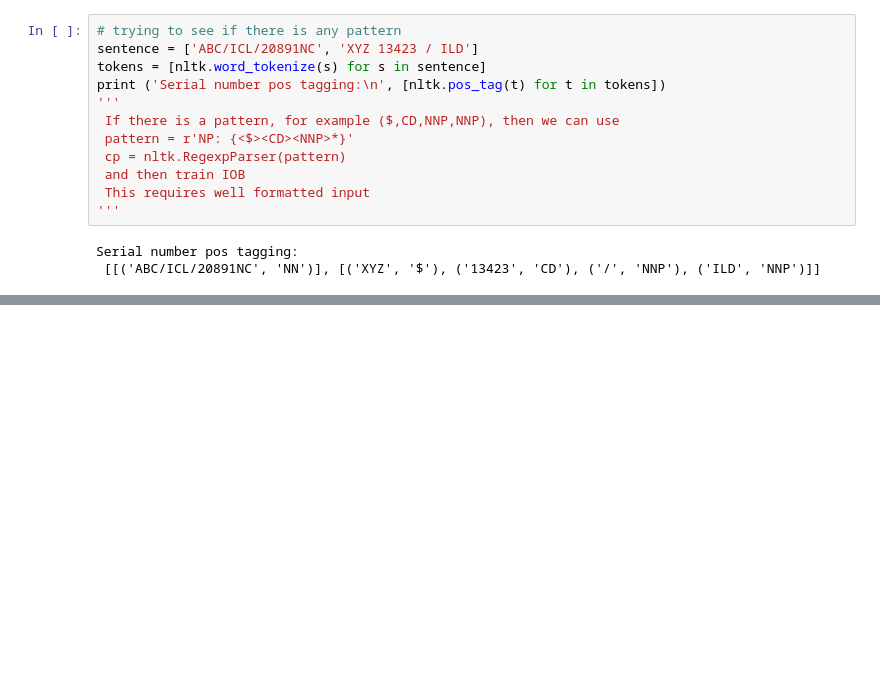
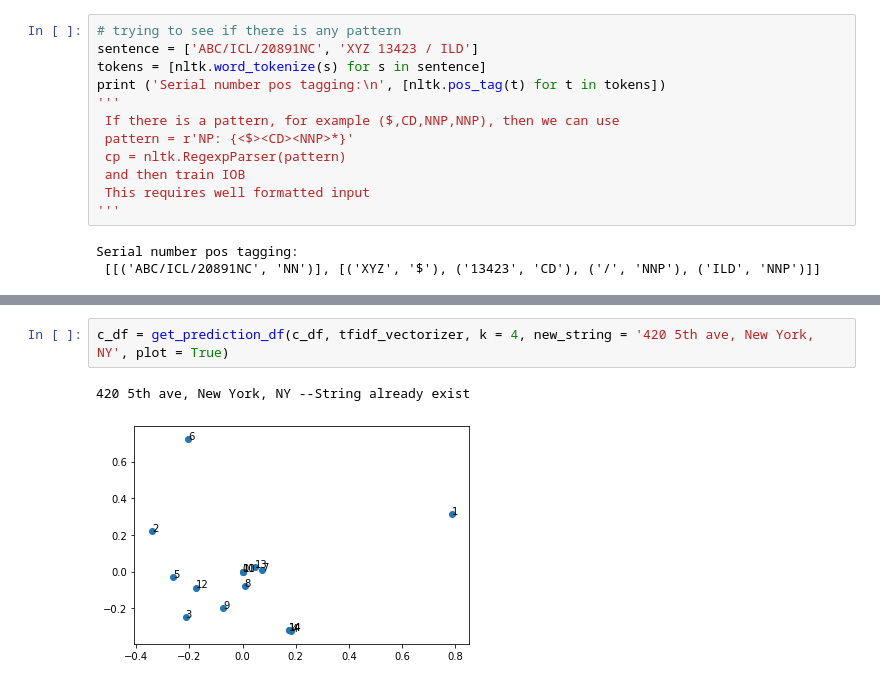
Before and after one commit to zhenyuli1216/Unique-Entity-Identification, a Jupyter notebook: src/test1.ipynb, the cells around one changed output, grey strips where cells are left out. Saved outputs shown, nothing was run; the diff lists cells and outputs as text; blank space fills up the shorter version.

```diff
--- a/src/test1.ipynb
+++ b/src/test1.ipynb
@@ -106,0 +194,5 @@ Serial number pos tagging:
+# %%
+c_df = get_prediction_df(c_df, tfidf_vectorizer, k = 4, new_string = '420 5th ave, New York, NY', plot = True)
+# %% [output]
+420 5th ave, New York, NY --String already exist
+[figure, added]
```
Also changed, not shown: parts of 23 cells of this notebook, 1 other file.
